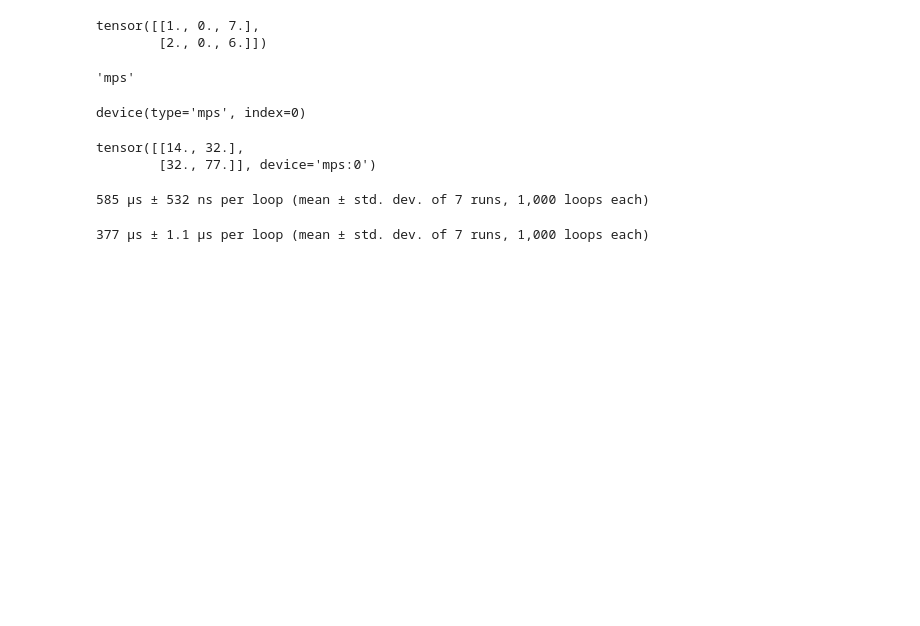
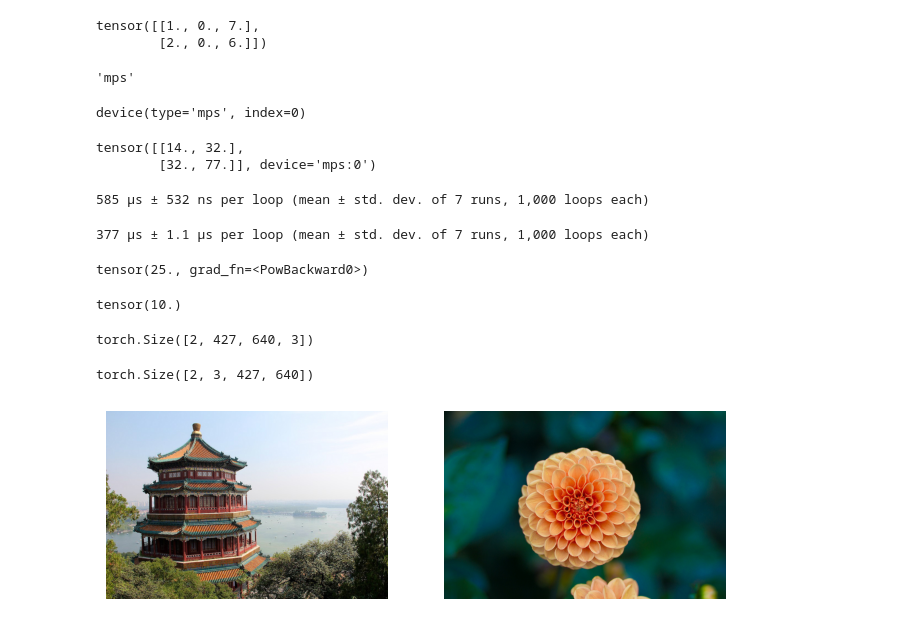
Before and after one commit to LucasNseyep/belle-weder, a Jupyter notebook: notebooks/belle-weder-vision-lab-books/lab-book-3/learning_pytorch.ipynb, the cells around one changed output. Drawn from its saved outputs; the diff is of its cells as text; code cells hidden in the pictures; blank space fills up the shorter version.

```diff
--- a/notebooks/belle-weder-vision-lab-books/lab-book-3/learning_pytorch.ipynb
+++ b/notebooks/belle-weder-vision-lab-books/lab-book-3/learning_pytorch.ipynb
@@ -122,3 +122,52 @@ M = torch.rand((1000, 1000), device=device)
 %timeit M @ M.T
 # %% [output]
 377 μs ± 1.1 μs per loop (mean ± std. dev. of 7 runs, 1,000 loops each)
+# %%
+x = torch.tensor(5.0, requires_grad=True)
+f = x ** 2
+f
+# %% [output]
+tensor(25., grad_fn=<PowBackward0>)
+# %%
+f.backward()
+x.grad
+# %% [output]
+tensor(10.)
+# %%
+import matplotlib.pyplot as plt
+
+plt.rc('font', size=14)
+plt.rc('axes', labelsize=14, titlesize=14)
+plt.rc('legend', fontsize=14)
+plt.rc('xtick', labelsize=10)
+plt.rc('ytick', labelsize=10)
+# %%
+import numpy as np
+import torch
+from sklearn.datasets import load_sample_images
+
+sample_images = np.stack(load_sample_images()["images"])
+sample_images = torch.tensor(sample_images, dtype=torch.float32) / 255
+# %%
+sample_images.shape
+# %% [output]
+torch.Size([2, 427, 640, 3])
+# %%
+# PyTorch expects the channel dimension to be just before the height and width dimensions, not after,
+# so we need to permute the dimensions using the permute() method:
+
+sample_images_permuted = sample_images.permute(0, 3, 1, 2)
+sample_images_permuted.shape
+# %% [output]
+torch.Size([2, 3, 427, 640])
+# %%
+def plot_image(image):
+    plt.imshow(image.permute(1, 2, 0))
+    plt.axis("off")
+
+plt.figure(figsize=(8, 4))
+for index, image in enumerate(sample_images_permuted):
+    plt.subplot(1, 2, index + 1)
+    plot_image(image)
+# %% [output]
+[figure, added]
```
Also changed, not shown: parts of 31 cells of this notebook, 3 other files.
